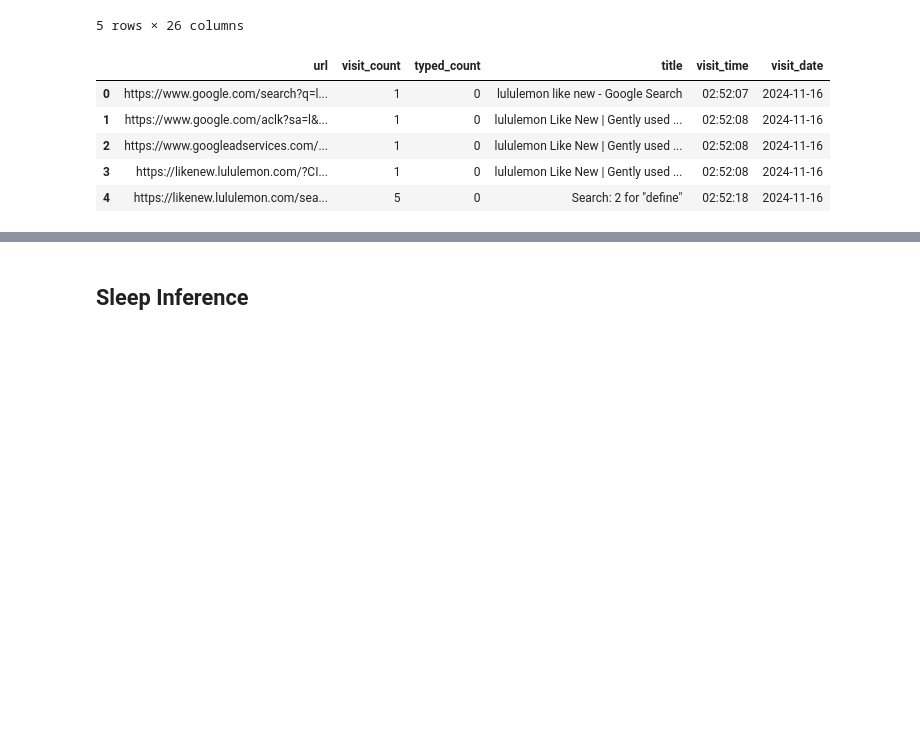
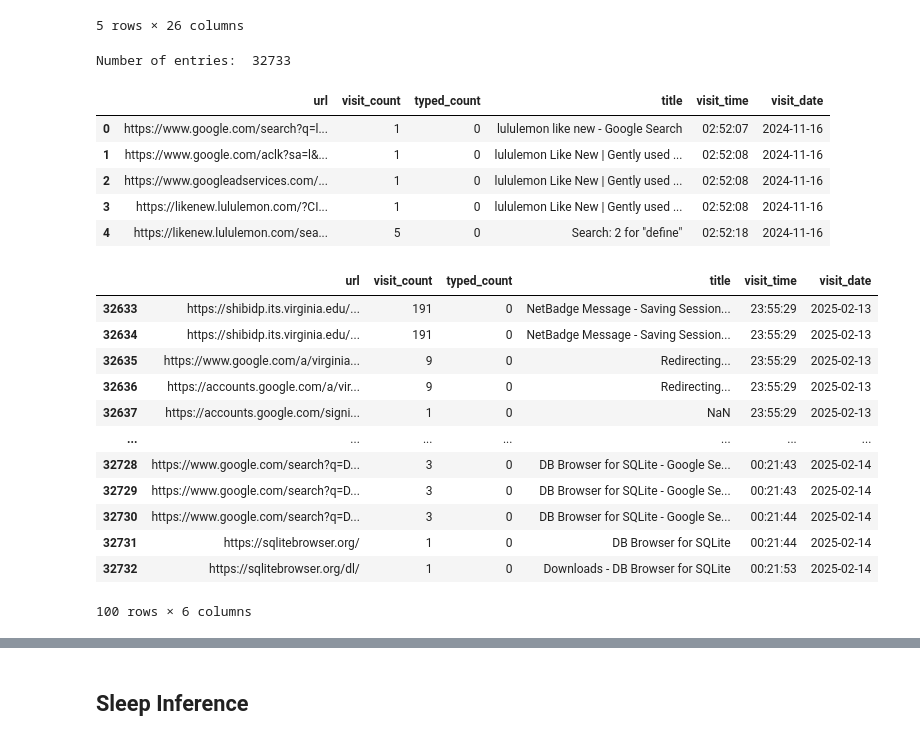
Before and after one commit to elaine-zhang12/google_takeout_sleep, a Jupyter notebook: cheryl_sleep_inference.ipynb, the cells around one changed output, grey strips where cells are left out. Drawn from its saved outputs; the diff is of its cells as text; code cells hidden in the pictures; blank space fills up the shorter version.

```diff
--- a/cheryl_sleep_inference.ipynb
+++ b/cheryl_sleep_inference.ipynb
@@ -80,17 +80,42 @@ chrome_history_CB["visit_time"] = pd.to_datetime(chrome_history_CB["visit_time"]
 
 # Extract date and time into separate columns
 chrome_history_CB["visit_date"] = chrome_history_CB["visit_time"].dt.date
-chrome_history_CB["visit_time"] = chrome_history_CB["visit_time"].dt.time
+chrome_history_CB["visit_time"] = chrome_history_CB["visit_time"].dt.strftime("%H:%M:%S")
 
 print("Number of entries: ", len(chrome_history_CB))
 chrome_history_CB.head()
 # %% [output]
+Number of entries:  32733
 |  | url | visit_count | typed_count | title | visit_time | visit_date |
 | 0 | https://www.google.com/search?q=l... | 1 | 0 | lululemon like new - Google Search | 02:52:07 | 2024-11-16 |
 | 1 | https://www.google.com/aclk?sa=l&... | 1 | 0 | lululemon Like New | Gently used ... | 02:52:08 | 2024-11-16 |
 | 2 | https://www.googleadservices.com/... | 1 | 0 | lululemon Like New | Gently used ... | 02:52:08 | 2024-11-16 |
 | 3 | https://likenew.lululemon.com/?CI... | 1 | 0 | lululemon Like New | Gently used ... | 02:52:08 | 2024-11-16 |
 | 4 | https://likenew.lululemon.com/sea... | 5 | 0 | Search: 2 for "define" | 02:52:18 | 2024-11-16 |
+# %%
+# sort chrome history visits by date and time
+def sort_by_date_time(df):
+    # Sort DataFrame by visit_date and visit_time
+    df_sorted = df.sort_values(by=["visit_date", "visit_time"]).reset_index(drop=True)
+
+    return df_sorted
+
+chrome_history_CB = sort_by_date_time(chrome_history_CB)
+chrome_history_CB.tail(100)
+# %% [output]
+|  | url | visit_count | typed_count | title | visit_time | visit_date |
+| 32633 | https://shibidp.its.virginia.edu/... | 191 | 0 | NetBadge Message - Saving Session... | 23:55:29 | 2025-02-13 |
+| 32634 | https://shibidp.its.virginia.edu/... | 191 | 0 | NetBadge Message - Saving Session... | 23:55:29 | 2025-02-13 |
+| 32635 | https://www.google.com/a/virginia... | 9 | 0 | Redirecting... | 23:55:29 | 2025-02-13 |
+| 32636 | https://accounts.google.com/a/vir... | 9 | 0 | Redirecting... | 23:55:29 | 2025-02-13 |
+| 32637 | https://accounts.google.com/signi... | 1 | 0 | NaN | 23:55:29 | 2025-02-13 |
+| ... | ... | ... | ... | ... | ... | ... |
+| 32728 | https://www.google.com/search?q=D... | 3 | 0 | DB Browser for SQLite - Google Se... | 00:21:43 | 2025-02-14 |
+| 32729 | https://www.google.com/search?q=D... | 3 | 0 | DB Browser for SQLite - Google Se... | 00:21:43 | 2025-02-14 |
+| 32730 | https://www.google.com/search?q=D... | 3 | 0 | DB Browser for SQLite - Google Se... | 00:21:44 | 2025-02-14 |
+| 32731 | https://sqlitebrowser.org/ | 1 | 0 | DB Browser for SQLite | 00:21:44 | 2025-02-14 |
+| 32732 | https://sqlitebrowser.org/dl/ | 1 | 0 | Downloads - DB Browser for SQLite | 00:21:53 | 2025-02-14 |
+100 rows × 6 columns
 # %%
 # view apple watch sleep data as a dataframe
 sleep_CB = pd.read_csv("cheryl_sleep_data.csv")
```
Also changed, not shown: parts of 2 cells of this notebook, 1 other file.
